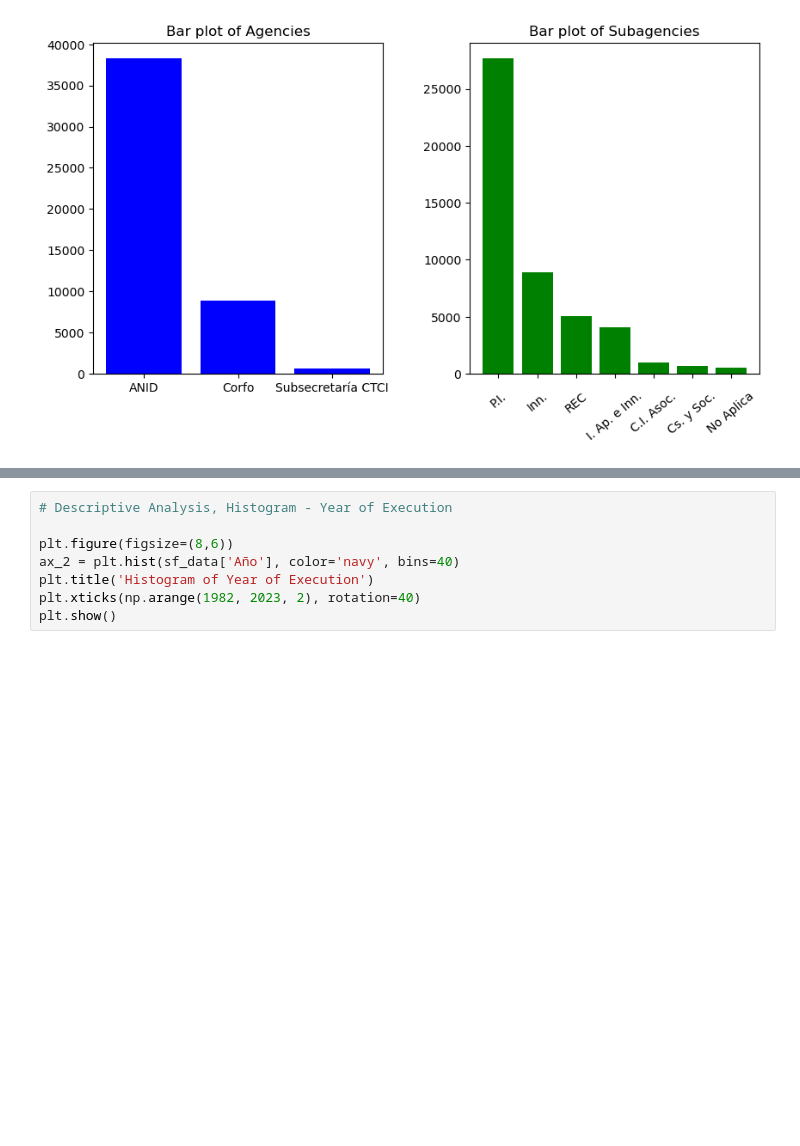
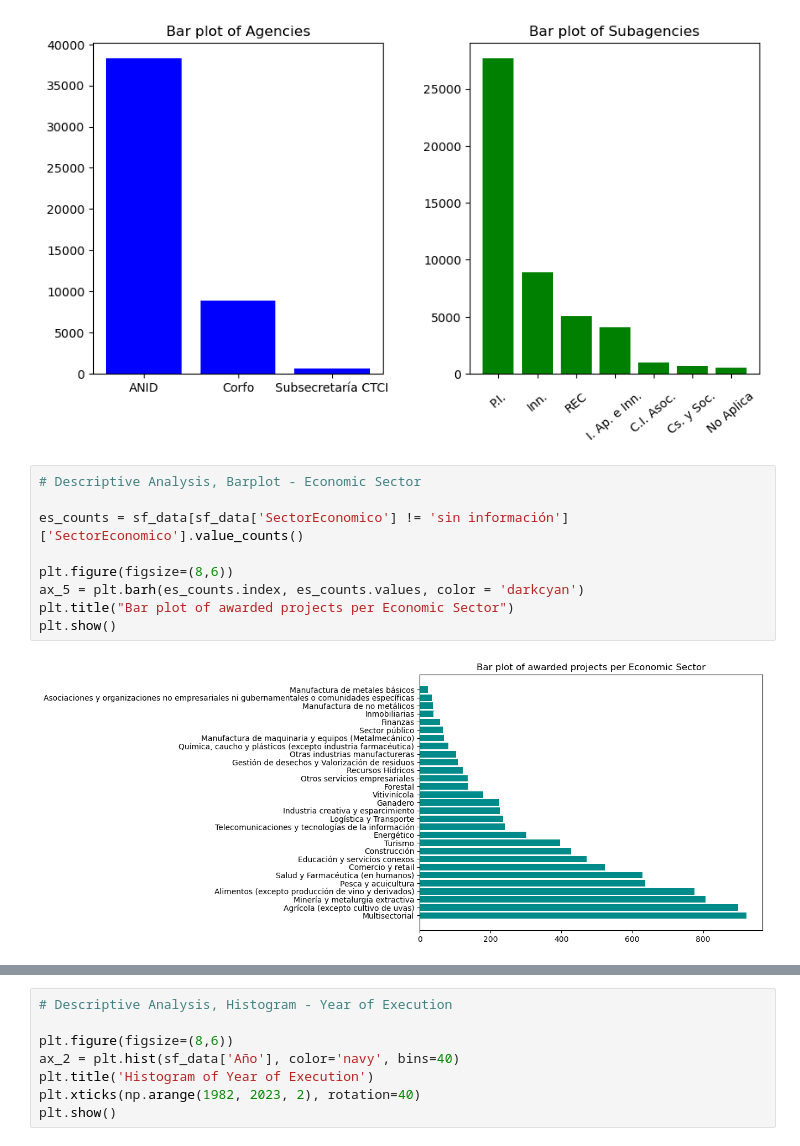
Before and after one commit to Claudio-AhumadaL/Science-and-Technology-in-Chile--State-funding-between-1982-and-2022, a Jupyter notebook: Science and Technology Projects - Funding Awarded by Chilean State between 1982 and 2022.ipynb, the cells around one changed output, grey strips where cells are left out. Saved outputs shown, nothing was run; the diff lists cells and outputs as text; blank space fills up the shorter version.

```diff
--- a/Science and Technology Projects - Funding Awarded by Chilean State between 1982 and 2022.ipynb
+++ b/Science and Technology Projects - Funding Awarded by Chilean State between 1982 and 2022.ipynb
@@ -201,6 +201,17 @@ plt.subplots_adjust(wspace=0.3)
 plt.show()
 # %% [output]
 [figure]
+# %%
+# Descriptive Analysis, Barplot - Economic Sector
+
+es_counts = sf_data[sf_data['SectorEconomico'] != 'sin información']['SectorEconomico'].value_counts()
+
+plt.figure(figsize=(8,6))
+ax_5 = plt.barh(es_counts.index, es_counts.values, color = 'darkcyan')
+plt.title("Bar plot of awarded projects per Economic Sector")
+plt.show()
+# %% [output]
+[figure, added]
 # %%
 # Descriptive Analysis, Barplot - Area of Knowledge
 
```
Also changed, not shown: parts of 1 cell of this notebook.
